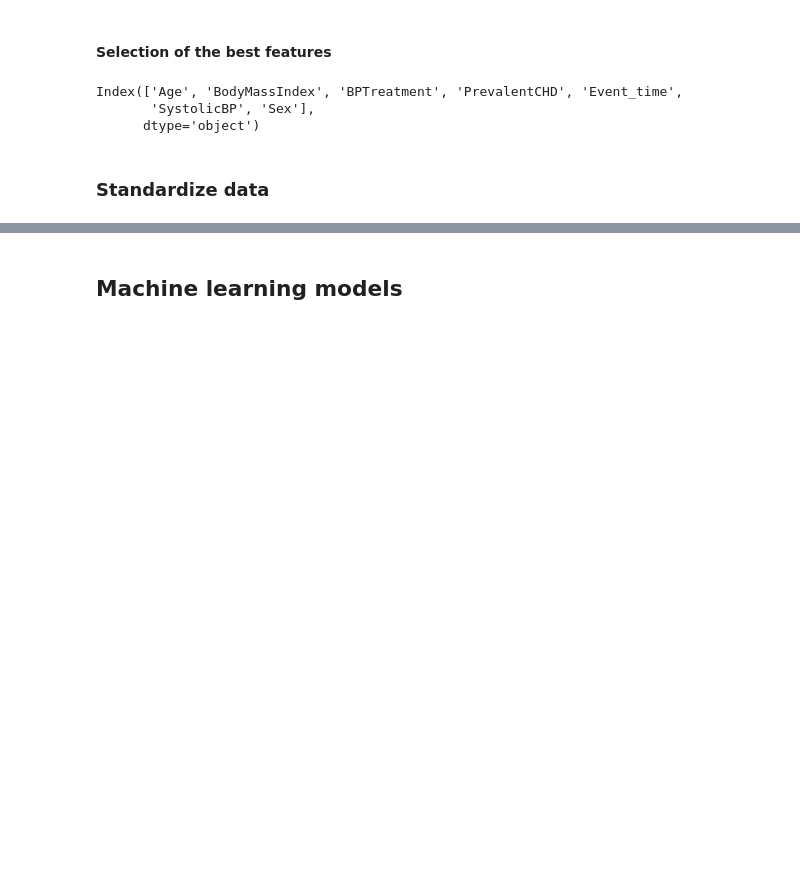
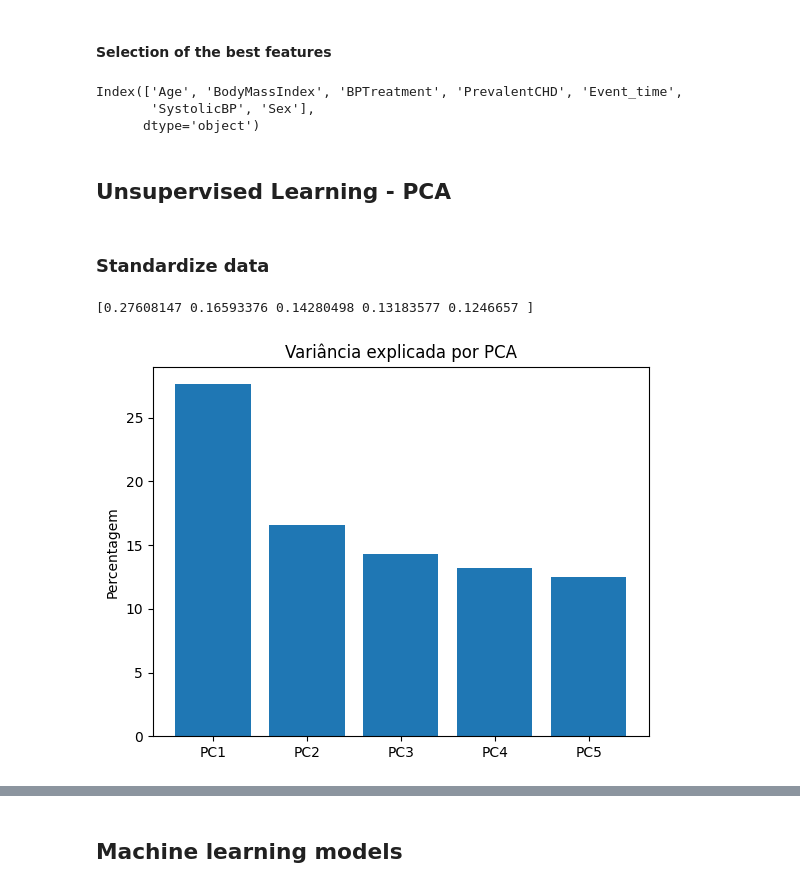
Before and after one commit to ruigomesbioinf/sib_dream_challenge, a Jupyter notebook: src/machine_learning.ipynb, the cells around one changed output, grey strips where cells are left out. Cells and saved outputs as stored; diff of their text form; code cells hidden in the pictures; blank space fills up the shorter version.

```diff
--- a/src/machine_learning.ipynb
+++ b/src/machine_learning.ipynb
@@ -97,6 +97,8 @@ Index(['Age', 'BodyMassIndex', 'BPTreatment', 'PrevalentCHD', 'Event_time',
 X_train = X_train.loc[:, selected_features]
 
 X_test = X_test.loc[:, selected_features]
+# %% [markdown]
+## Unsupervised Learning - PCA
 # %% [markdown]
 ### Standardize data
 # %%
@@ -108,3 +110,21 @@ from sklearn.metrics import accuracy_score, confusion_matrix, classification_rep
 scaler = StandardScaler()
 X_train = scaler.fit_transform(X_train)
 X_test = scaler.transform(X_test)
+# %%
+from sklearn.decomposition import PCA
+
+n=5
+pca = PCA(n_components=n)
+pca.fit(X_train)
+x_reduced = pca.transform(X_train)
+
+
+print(pca.explained_variance_ratio_)
+plt.bar(range(n), pca.explained_variance_ratio_*100)
+plt.xticks(range(n), ['PC'+str(i) for i in range(1,n+1)])
+plt.title("Variância explicada por PCA")
+plt.ylabel("Percentagem")
+plt.show()
+# %% [output]
+[0.27608147 0.16593376 0.14280498 0.13183577 0.1246657 ]
+[figure, added]
```
Also changed, not shown: parts of 4 cells of this notebook.
